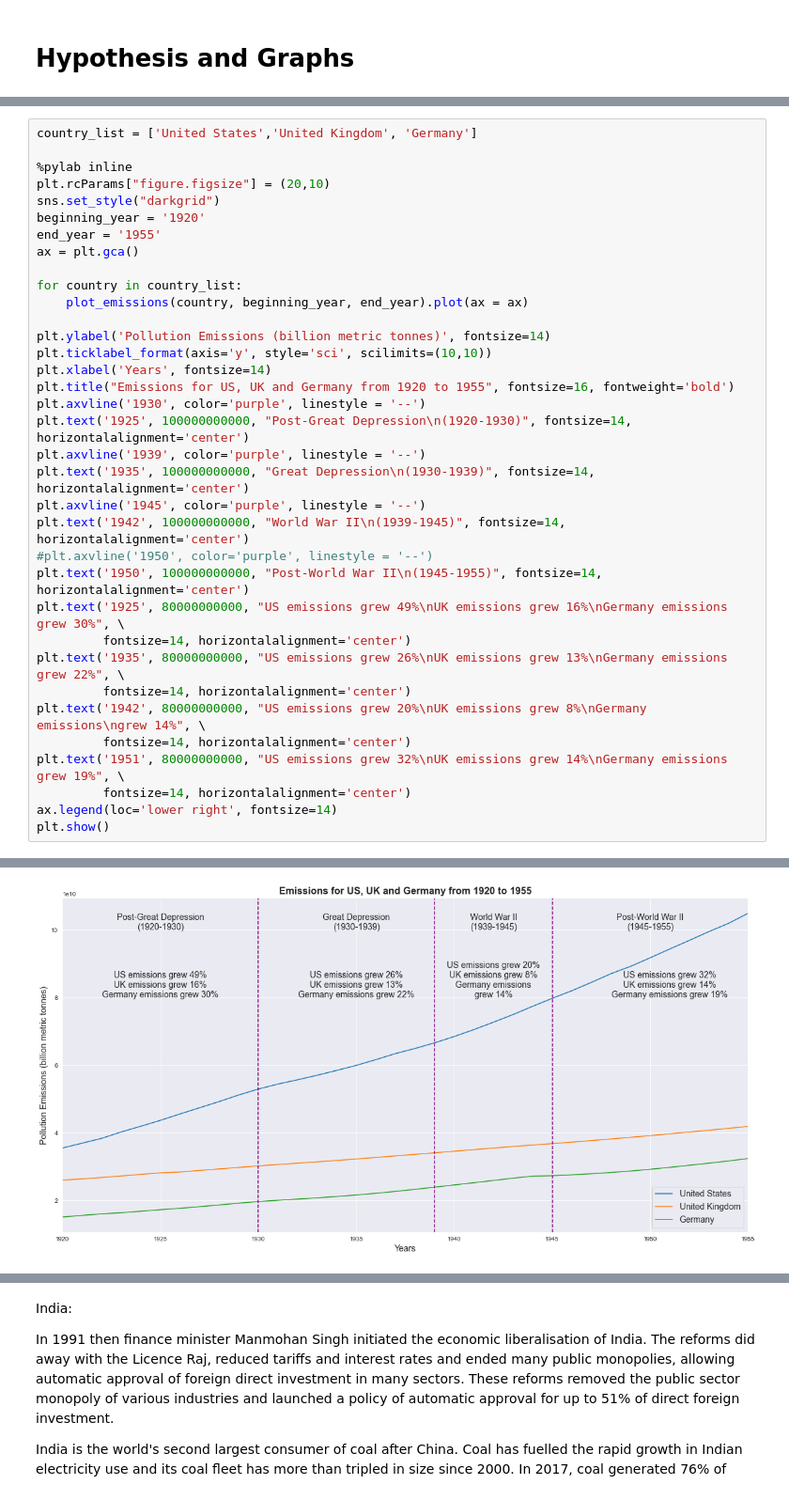
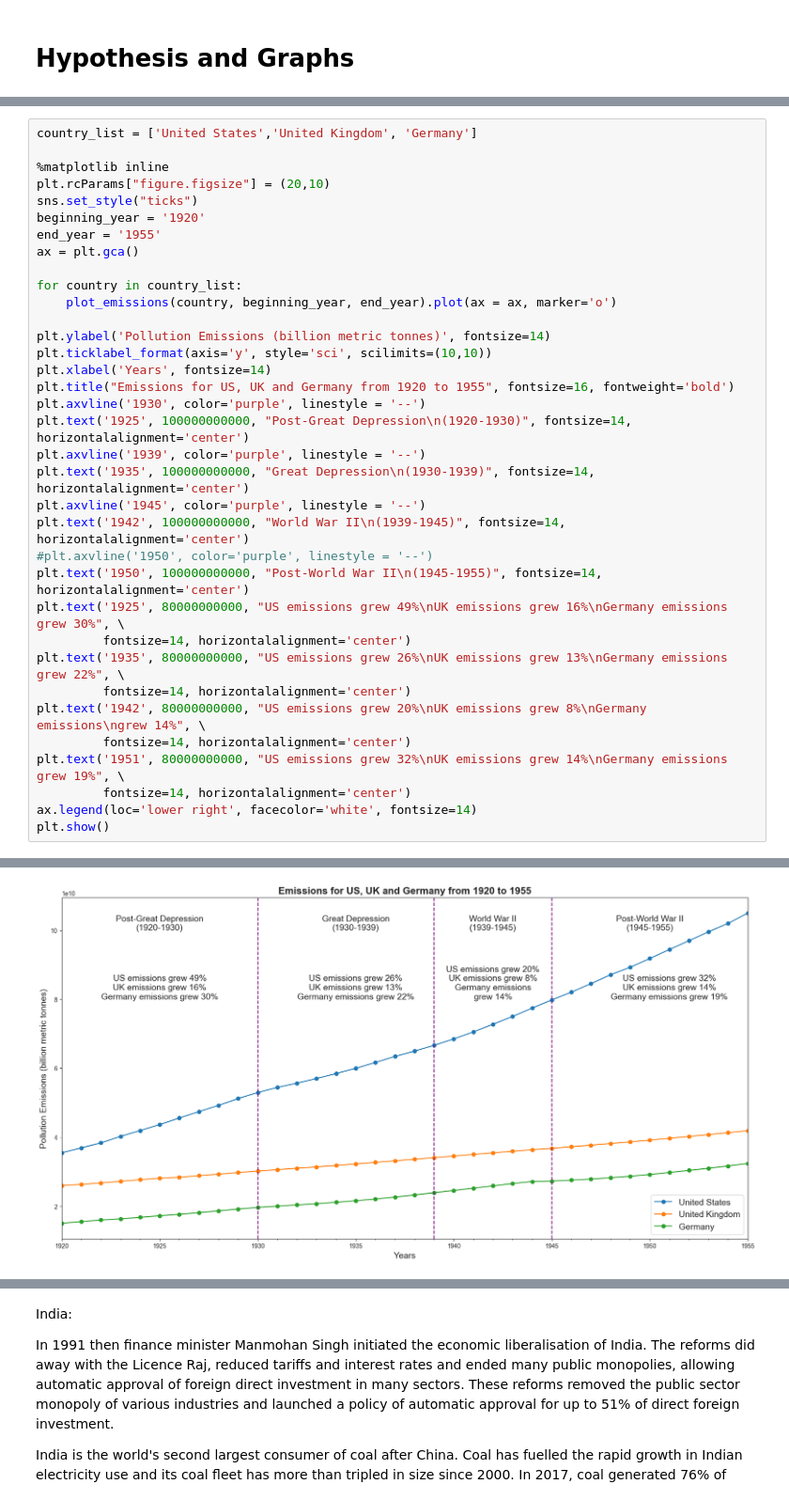
Before and after one commit to wiredmerlin/project01, a Jupyter notebook: Project01.ipynb, the cells around one changed output, grey strips where cells are left out. Shown at 94% size. Drawn from its saved outputs; the diff is of its cells as text.

```diff
--- a/Project01.ipynb
+++ b/Project01.ipynb
@@ -51,15 +96,15 @@ def get_forecast_data(fitted_data):
 # %%
 country_list = ['United States','United Kingdom', 'Germany']
 
-%pylab inline
+%matplotlib inline
 plt.rcParams["figure.figsize"] = (20,10)
-sns.set_style("darkgrid")
+sns.set_style("ticks")
 beginning_year = '1920'
 end_year = '1955'
 ax = plt.gca()
 
 for country in country_list:
-    plot_emissions(country, beginning_year, end_year).plot(ax = ax)
+    plot_emissions(country, beginning_year, end_year).plot(ax = ax, marker='o')
 
 plt.ylabel('Pollution Emissions (billion metric tonnes)', fontsize=14)
 plt.ticklabel_format(axis='y', style='sci', scilimits=(10,10))
@@ -81,6 +126,6 @@ plt.text('1942', 80000000000, "US emissions grew 20%\nUK emissions grew 8%\nGerm
          fontsize=14, horizontalalignment='center')
 plt.text('1951', 80000000000, "US emissions grew 32%\nUK emissions grew 14%\nGermany emissions grew 19%", \
          fontsize=14, horizontalalignment='center')
-ax.legend(loc='lower right', fontsize=14)
+ax.legend(loc='lower right', facecolor='white', fontsize=14)
 plt.show()
 # %% [output]
@@ -88,2 +132,2 @@ Populating the interactive namespace from numpy and matplotlib
-[figure, old version]
+[figure, new version]
 # %% [markdown]
```
Also changed, not shown: parts of 68 cells of this notebook.
